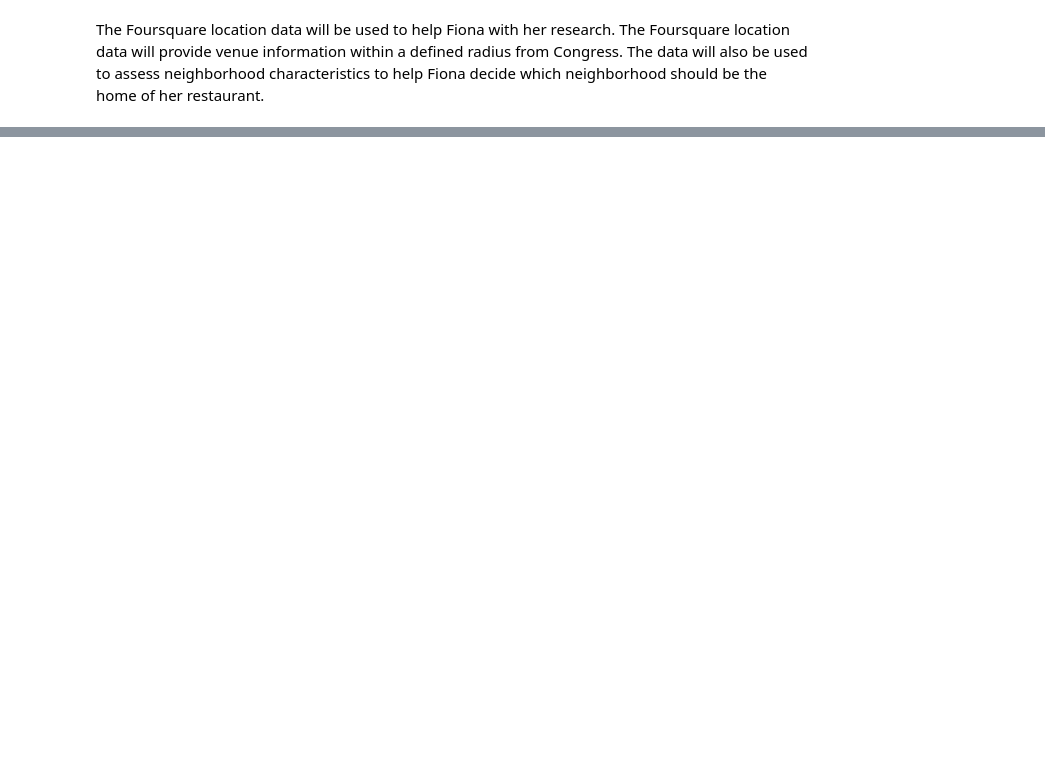
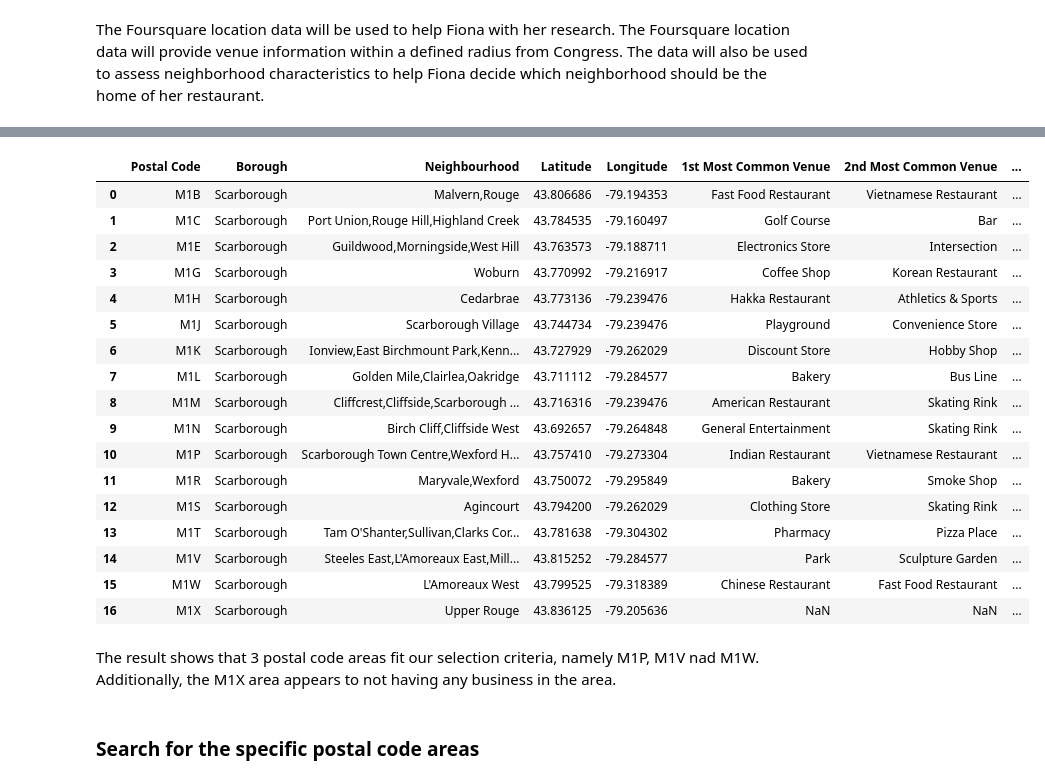
Before and after one commit to tianzhou-yu/IBM-Applied-Data-Science-Capstone, a Jupyter notebook: The Battle of Neighborhoods.ipynb, the cells around one changed output, grey strips where cells are left out. Cells and saved outputs as stored; diff of their text form; code cells hidden in the pictures; blank space fills up the shorter version.

```diff
--- a/The Battle of Neighborhoods.ipynb
+++ b/The Battle of Neighborhoods.ipynb
@@ -10,0 +194,6 @@ The Foursquare location data will be used to help Fiona with her research. The F
+# %%
+# run the above function on each neighborhood and create a new dataframe called toronto_venues
+toronto_venues = getNearbyVenues(names=toronto_data['Neighbourhood'],
+                                   latitudes=toronto_data['Latitude'],
+                                   longitudes=toronto_data['Longitude']
+                                  )
@@ -10,0 +233,29 @@ The Foursquare location data will be used to help Fiona with her research. The F
+# %%
+# write a function to sort the venues in descending order
+def return_most_common_venues(row, num_top_venues):
+    row_categories = row.iloc[1:]
+    row_categories_sorted = row_categories.sort_values(ascending=False)
+
+    return row_categories_sorted.index.values[0:num_top_venues]
+# %%
+# create the new dataframe and display the top 10 venues for each neighborhood
+num_top_venues = 5
+
+indicators = ['st', 'nd', 'rd']
+
+# create columns according to number of top venues
+columns = ['Neighbourhood']
+for ind in np.arange(num_top_venues):
+    try:
+        columns.append('{}{} Most Common Venue'.format(ind+1, indicators[ind]))
+    except:
+        columns.append('{}th Most Common Venue'.format(ind+1))
+
+# create a new dataframe
+neighbourhoods_venues_sorted = pd.DataFrame(columns=columns)
+neighbourhoods_venues_sorted['Neighbourhood'] = toronto_grouped['Neighbourhood']
+
+for ind in np.arange(toronto_grouped.shape[0]):
+    neighbourhoods_venues_sorted.iloc[ind, 1:] = return_most_common_venues(toronto_grouped.iloc[ind, :], num_top_venues)
+
+neighbourhoods_venues_sorted
@@ -10,0 +280,30 @@ The Foursquare location data will be used to help Fiona with her research. The F
+# %%
+toronto_merged = toronto_data
+
+# merge toronto_grouped with toronto_data to add latitude/longitude for each neighborhood
+toronto_merged = toronto_merged.join(neighbourhoods_venues_sorted.set_index('Neighbourhood'), on='Neighbourhood')
+
+toronto_merged
+# %% [output]
+|  | Postal Code | Borough | Neighbourhood | Latitude | Longitude | 1st Most Common Venue | 2nd Most Common Venue | ... |
+| 0 | M1B | Scarborough | Malvern,Rouge | 43.806686 | -79.194353 | Fast Food Restaurant | Vietnamese Restaurant | ... |
+| 1 | M1C | Scarborough | Port Union,Rouge Hill,Highland Creek | 43.784535 | -79.160497 | Golf Course | Bar | ... |
+| 2 | M1E | Scarborough | Guildwood,Morningside,West Hill | 43.763573 | -79.188711 | Electronics Store | Intersection | ... |
+| 3 | M1G | Scarborough | Woburn | 43.770992 | -79.216917 | Coffee Shop | Korean Restaurant | ... |
+| 4 | M1H | Scarborough | Cedarbrae | 43.773136 | -79.239476 | Hakka Restaurant | Athletics & Sports | ... |
+| 5 | M1J | Scarborough | Scarborough Village | 43.744734 | -79.239476 | Playground | Convenience Store | ... |
+| 6 | M1K | Scarborough | Ionview,East Birchmount Park,Kenn... | 43.727929 | -79.262029 | Discount Store | Hobby Shop | ... |
+| 7 | M1L | Scarborough | Golden Mile,Clairlea,Oakridge | 43.711112 | -79.284577 | Bakery | Bus Line | ... |
+| 8 | M1M | Scarborough | Cliffcrest,Cliffside,Scarborough ... | 43.716316 | -79.239476 | American Restaurant | Skating Rink | ... |
+| 9 | M1N | Scarborough | Birch Cliff,Cliffside West | 43.692657 | -79.264848 | General Entertainment | Skating Rink | ... |
+| 10 | M1P | Scarborough | Scarborough Town Centre,Wexford H... | 43.757410 | -79.273304 | Indian Restaurant | Vietnamese Restaurant | ... |
+| 11 | M1R | Scarborough | Maryvale,Wexford | 43.750072 | -79.295849 | Bakery | Smoke Shop | ... |
+| 12 | M1S | Scarborough | Agincourt | 43.794200 | -79.262029 | Clothing Store | Skating Rink | ... |
+| 13 | M1T | Scarborough | Tam O'Shanter,Sullivan,Clarks Cor... | 43.781638 | -79.304302 | Pharmacy | Pizza Place | ... |
+| 14 | M1V | Scarborough | Steeles East,L'Amoreaux East,Mill... | 43.815252 | -79.284577 | Park | Sculpture Garden | ... |
+| 15 | M1W | Scarborough | L'Amoreaux West | 43.799525 | -79.318389 | Chinese Restaurant | Fast Food Restaurant | ... |
+| 16 | M1X | Scarborough | Upper Rouge | 43.836125 | -79.205636 | NaN | NaN | ... |
+# %% [markdown]
+The result shows that 3 postal code areas fit our selection criteria, namely M1P, M1V nad M1W. Additionally, the M1X area appears to not having any business in the area.
+# %% [markdown]
+### Search for the specific postal code areas
```
Also changed, not shown: parts of 28 cells of this notebook.
